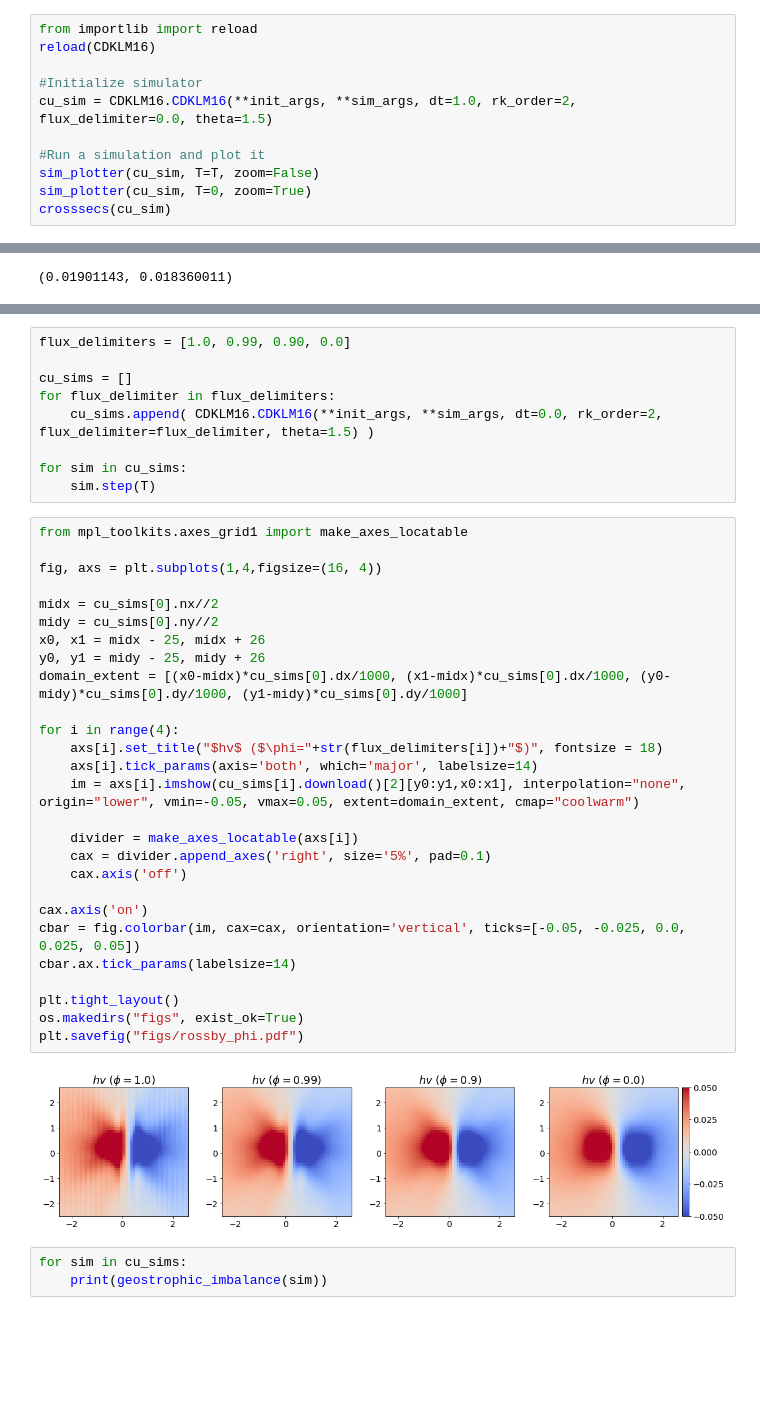
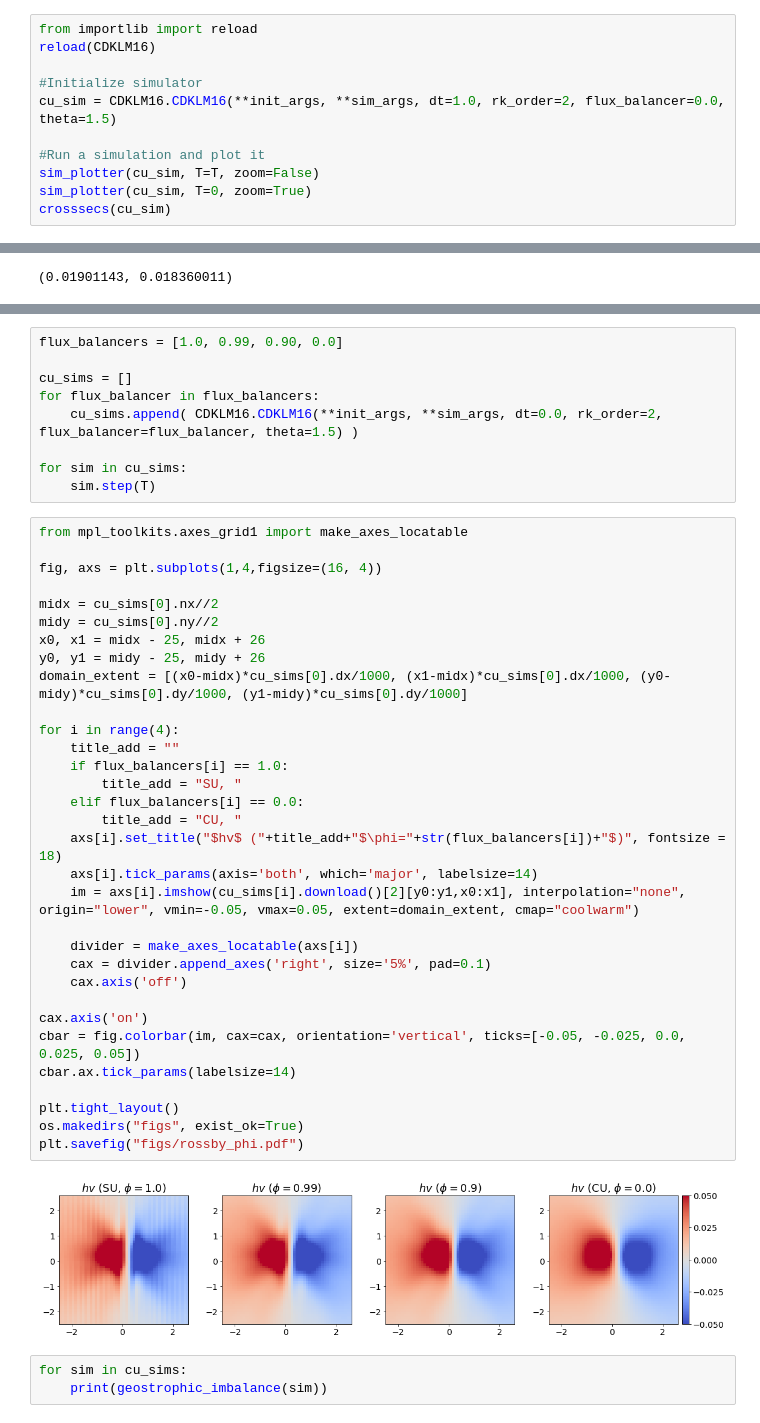
Before and after one commit to sintefmath/havvarsel-flux-investigations, a Jupyter notebook: RossbyAdjustment.ipynb, the cells around one changed output, grey strips where cells are left out. Saved outputs shown, nothing was run; the diff lists cells and outputs as text; blank space fills up the shorter version.

```diff
--- a/RossbyAdjustment.ipynb
+++ b/RossbyAdjustment.ipynb
@@ -187,7 +190,7 @@ from importlib import reload
 reload(CDKLM16)
 
 #Initialize simulator
-cu_sim = CDKLM16.CDKLM16(**init_args, **sim_args, dt=1.0, rk_order=2, flux_delimiter=0.0, theta=1.5)
+cu_sim = CDKLM16.CDKLM16(**init_args, **sim_args, dt=1.0, rk_order=2, flux_balancer=0.0, theta=1.5)
 
 #Run a simulation and plot it
 sim_plotter(cu_sim, T=T, zoom=False)
@@ -278,41 +281,46 @@ geostrophic_imbalance(sim_kp_cu)
 # %%
-flux_delimiters = [1.0, 0.99, 0.90, 0.0]
+flux_balancers = [1.0, 0.99, 0.90, 0.0]
 
 cu_sims = []
-for flux_delimiter in flux_delimiters:
-    cu_sims.append( CDKLM16.CDKLM16(**init_args, **sim_args, dt=0.0, rk_order=2, flux_delimiter=flux_delimiter, theta=1.5) )
+for flux_balancer in flux_balancers:
+    cu_sims.append( CDKLM16.CDKLM16(**init_args, **sim_args, dt=0.0, rk_order=2, flux_balancer=flux_balancer, theta=1.5) )
 
 for sim in cu_sims:
     sim.step(T)
 # %%
 from mpl_toolkits.axes_grid1 import make_axes_locatable
 
 fig, axs = plt.subplots(1,4,figsize=(16, 4))
 
 midx = cu_sims[0].nx//2
 midy = cu_sims[0].ny//2
 x0, x1 = midx - 25, midx + 26
 y0, y1 = midy - 25, midy + 26
 domain_extent = [(x0-midx)*cu_sims[0].dx/1000, (x1-midx)*cu_sims[0].dx/1000, (y0-midy)*cu_sims[0].dy/1000, (y1-midy)*cu_sims[0].dy/1000]
 
 for i in range(4):
-    axs[i].set_title("$hv$ ($\phi="+str(flux_delimiters[i])+"$)", fontsize = 18)
+    title_add = ""
+    if flux_balancers[i] == 1.0:
+        title_add = "SU, "
+    elif flux_balancers[i] == 0.0:
+        title_add = "CU, "
+    axs[i].set_title("$hv$ ("+title_add+"$\phi="+str(flux_balancers[i])+"$)", fontsize = 18)
     axs[i].tick_params(axis='both', which='major', labelsize=14)
     im = axs[i].imshow(cu_sims[i].download()[2][y0:y1,x0:x1], interpolation="none", origin="lower", vmin=-0.05, vmax=0.05, extent=domain_extent, cmap="coolwarm")
 
     divider = make_axes_locatable(axs[i])
     cax = divider.append_axes('right', size='5%', pad=0.1)
     cax.axis('off')
 
 cax.axis('on')
 cbar = fig.colorbar(im, cax=cax, orientation='vertical', ticks=[-0.05, -0.025, 0.0, 0.025, 0.05])
 cbar.ax.tick_params(labelsize=14)
 
 plt.tight_layout()
 os.makedirs("figs", exist_ok=True)
 plt.savefig("figs/rossby_phi.pdf")
 # %% [output]
-[figure, old version]
+[figure, new version]
 # %%
 for sim in cu_sims:
     print(geostrophic_imbalance(sim))
```
Also changed, not shown: parts of 8 cells of this notebook, 5 other files.
